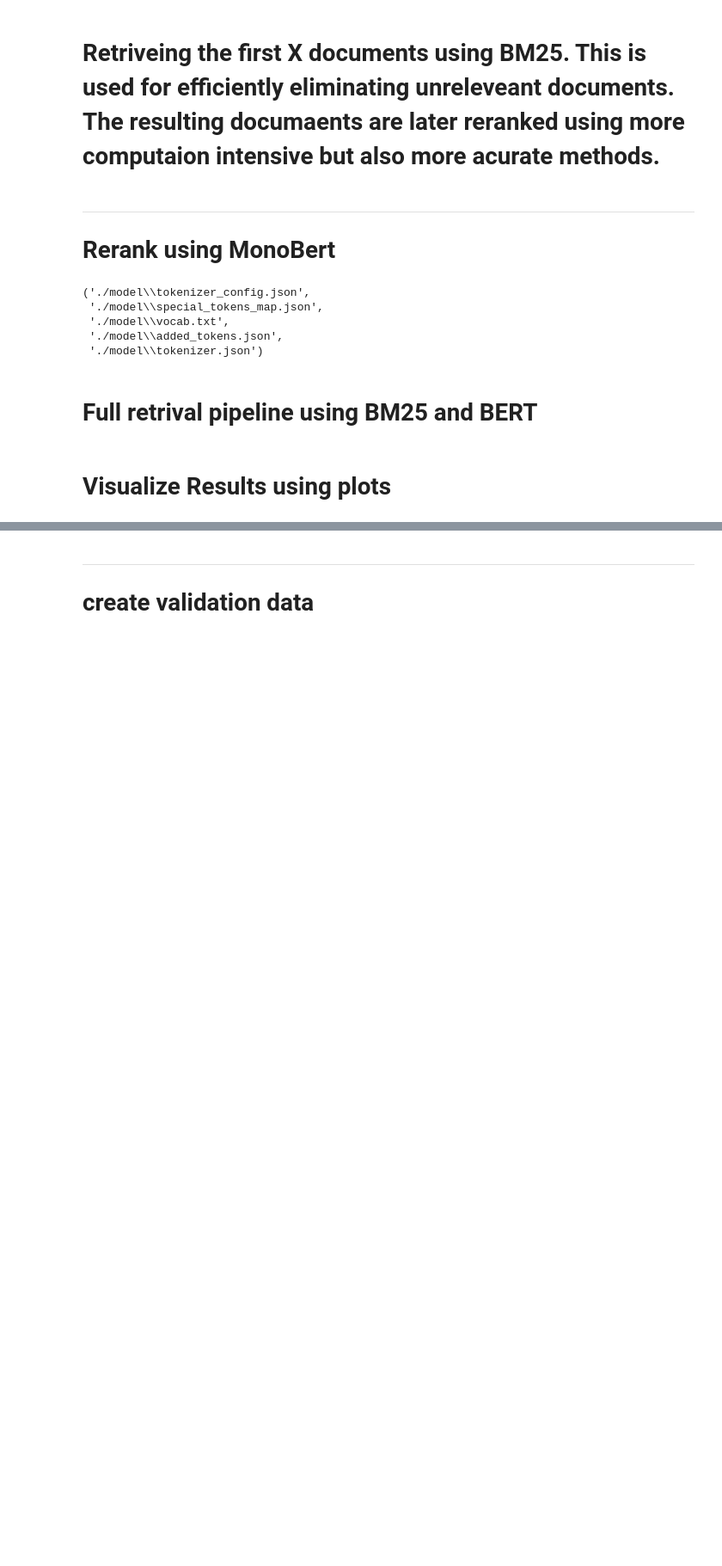
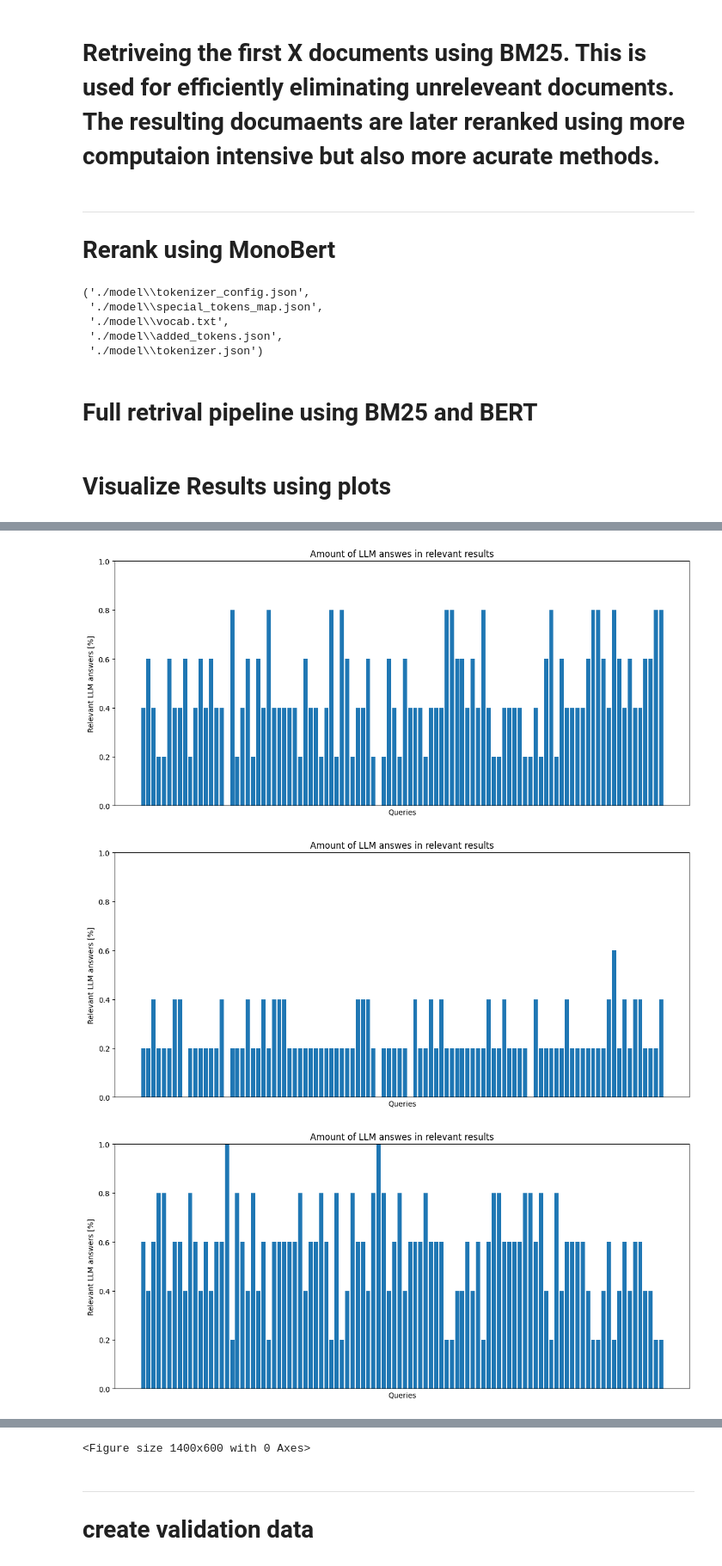
Before and after one commit to zanflo/AdvancedInformationRetrieval, a Jupyter notebook: project.ipynb, the cells around one changed output, grey strips where cells are left out. Shown at 86% size. Cells and saved outputs as stored; diff of their text form; code cells hidden in the pictures; blank space fills up the shorter version.

Commit message:
refined plots

```diff
--- a/project.ipynb
+++ b/project.ipynb
@@ -601,0 +660,14 @@ display_position_of_first_LLM_and_Wiki_answer(results, 5)
+# %%
+plt.figure(figsize=(14, 6))
+display_percent_relevant_llm_answers(results, 5, False)
+display_percent_relevant_llm_answers(results, 5, True)
+display_percent_relevant_wiki_answers(results, 5, False)
+display_percent_relevant_wiki_answers(results, 5, True)
+display_avg_positioning_of_llm_and_wiki_answers(results, 5, False)
+display_avg_positioning_of_llm_and_wiki_answers(results, 5, True)
+display_position_of_first_LLM_and_Wiki_answer(results, 5, False)
+display_position_of_first_LLM_and_Wiki_answer(results, 5, True)
+# %% [output]
+[figure, added]
+[figure, added]
+[figure, added]
@@ -602,3 +679,4 @@ display_position_of_first_LLM_and_Wiki_answer(results, 5)
+<Figure size 1400x600 with 0 Axes>
 # %% [markdown]
 ---
 # create validation data
```
Also changed, not shown: parts of 4 cells of this notebook.
